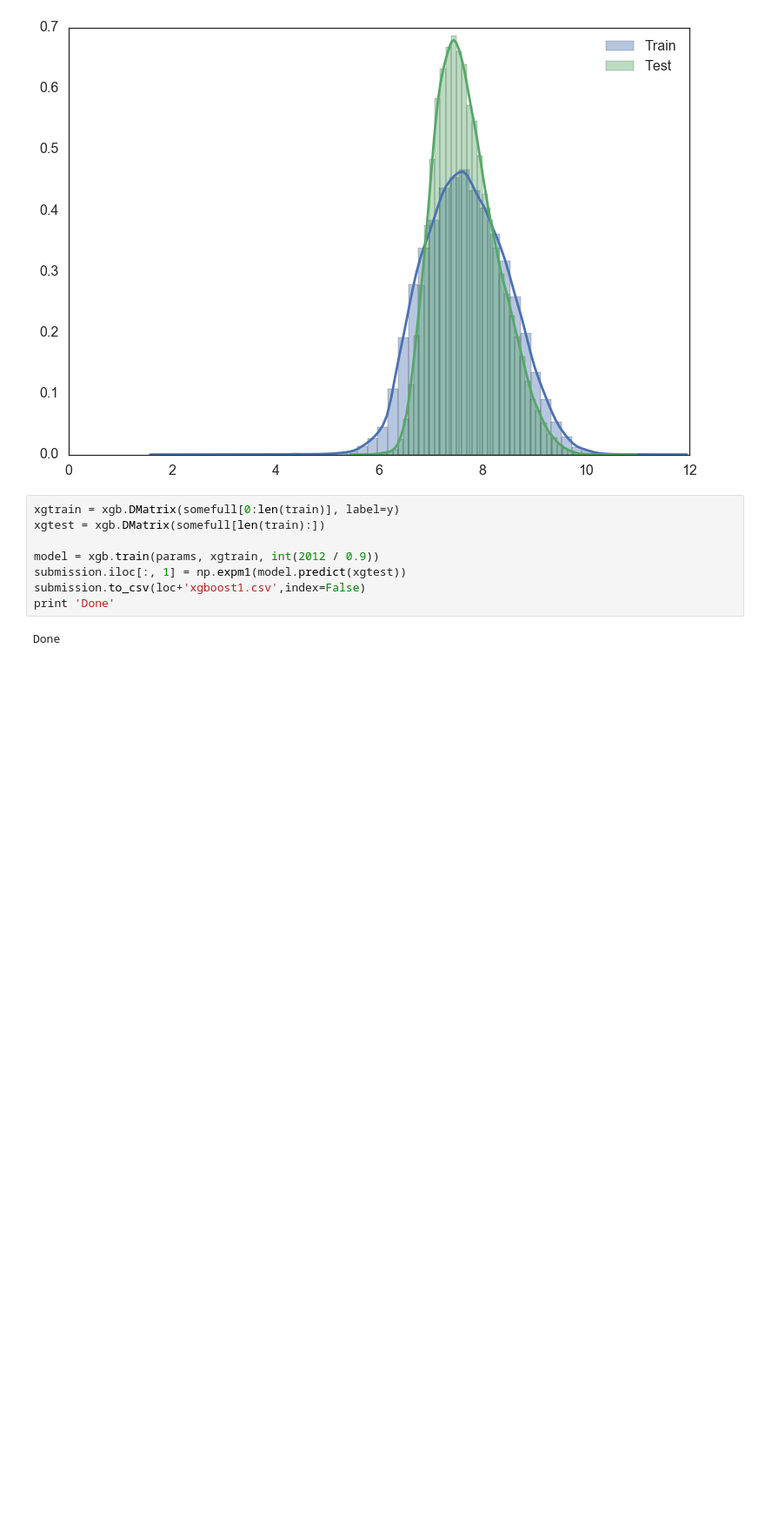
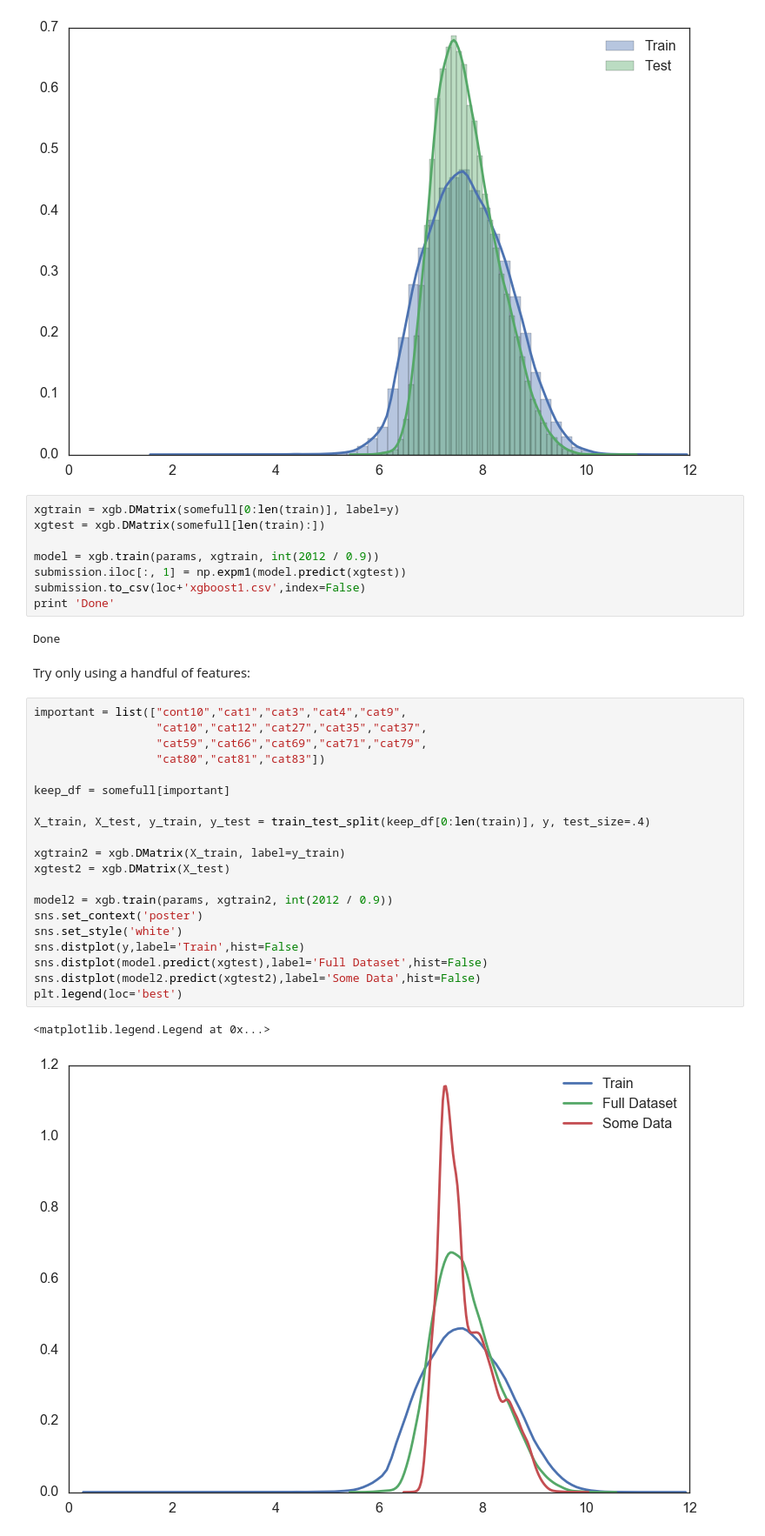
Before and after one commit to ewillmot/kaggle-allstate, a Jupyter notebook: notebooks/20161107_KEW_xgboost.ipynb, the cells around one changed output. Shown at 87% size. Saved outputs shown, nothing was run; the diff lists cells and outputs as text; blank space fills up the shorter version.

Commit message:
Try using only a handful of features

```diff
--- a/notebooks/20161107_KEW_xgboost.ipynb
+++ b/notebooks/20161107_KEW_xgboost.ipynb
@@ -108,3 +108,28 @@ submission.to_csv(loc+'xgboost1.csv',index=False)
 print 'Done'
 # %% [output]
 Done
+# %% [markdown]
+Try only using a handful of features:
+# %%
+important = list(["cont10","cat1","cat3","cat4","cat9",
+                  "cat10","cat12","cat27","cat35","cat37",
+                  "cat59","cat66","cat69","cat71","cat79",
+                  "cat80","cat81","cat83"])
+
+keep_df = somefull[important]
+
+X_train, X_test, y_train, y_test = train_test_split(keep_df[0:len(train)], y, test_size=.4)
+
+xgtrain2 = xgb.DMatrix(X_train, label=y_train)
+xgtest2 = xgb.DMatrix(X_test)
+
+model2 = xgb.train(params, xgtrain2, int(2012 / 0.9))
+sns.set_context('poster')
+sns.set_style('white')
+sns.distplot(y,label='Train',hist=False)
+sns.distplot(model.predict(xgtest),label='Full Dataset',hist=False)
+sns.distplot(model2.predict(xgtest2),label='Some Data',hist=False)
+plt.legend(loc='best')
+# %% [output]
+<matplotlib.legend.Legend at 0x...>
+[figure, added]
```
